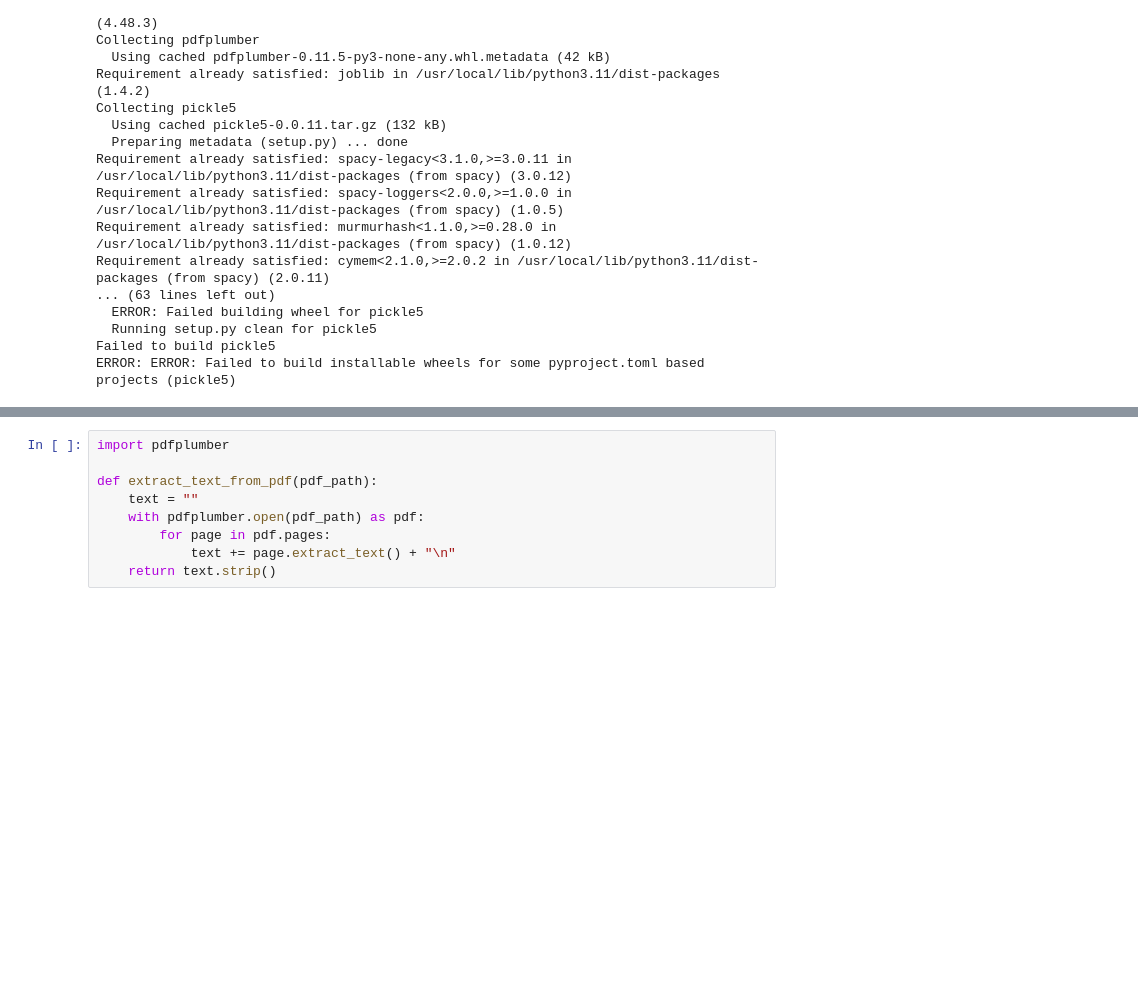
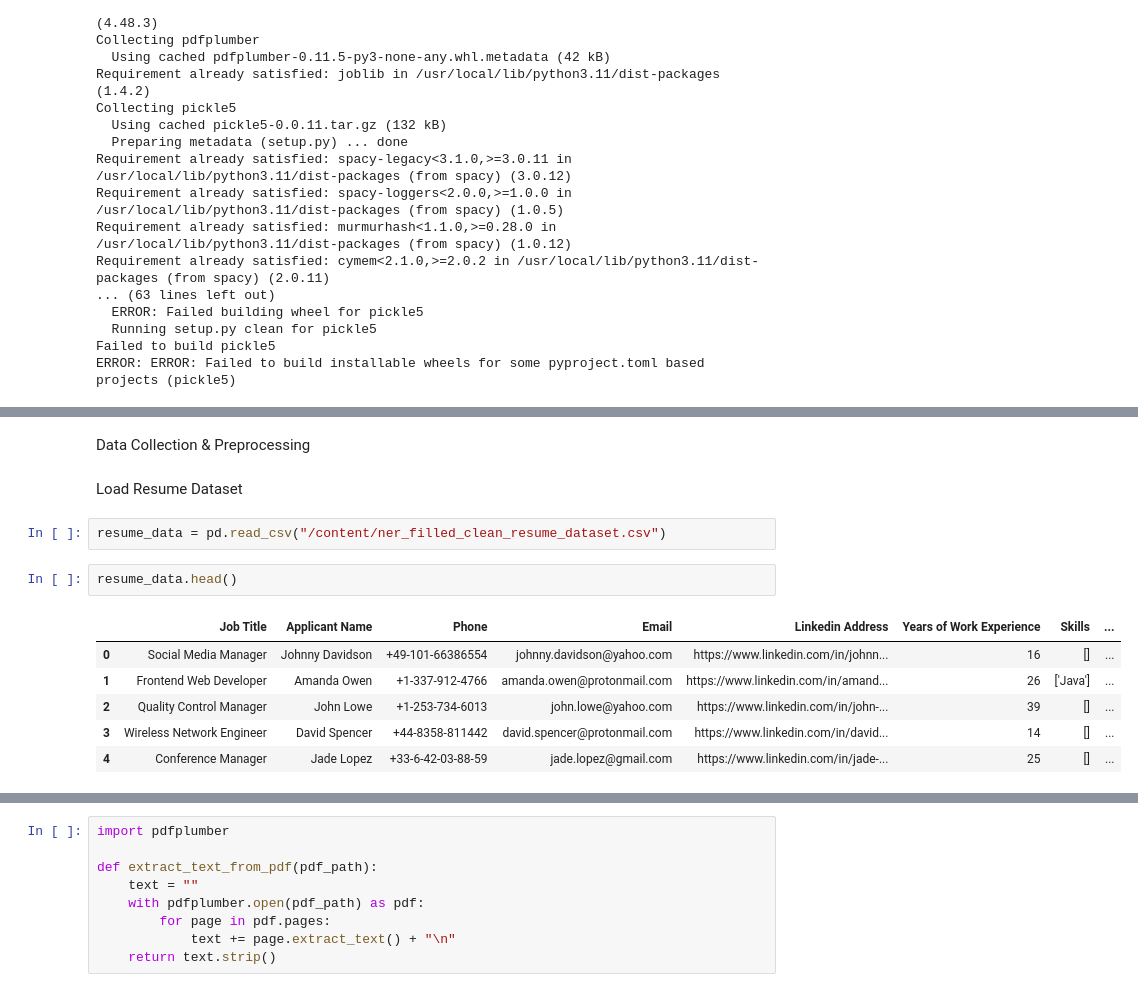
Before and after one commit to mk7890/Resume-Parsing-System, a Jupyter notebook: ResumeParser_BERT.ipynb, the cells around one changed output, grey strips where cells are left out. Saved outputs shown, nothing was run; the diff lists cells and outputs as text; blank space fills up the shorter version.

```diff
--- a/ResumeParser_BERT.ipynb
+++ b/ResumeParser_BERT.ipynb
@@ -83,2 +79,17 @@ Using cached pypdfium2-4.30.1-py3-none-manylinux_2_17_x86_64.manylinux2014_x86_6
 Installing collected packages: pypdfium2, pdfminer.six, pdfplumber
 Successfully installed pdfminer.six-20231228 pdfplumber-0.11.5 pypdfium2-4.30.1
+# %% [markdown]
+Data Collection & Preprocessing
+# %% [markdown]
+Load Resume Dataset
+# %%
+resume_data = pd.read_csv("/content/ner_filled_clean_resume_dataset.csv")
+# %%
+resume_data.head()
+# %% [output]
+|  | Job Title | Applicant Name | Phone | Email | Linkedin Address | Years of Work Experience | Skills | ... |
+| 0 | Social Media Manager | Johnny Davidson | +49-101-66386554 | johnny.davidson@yahoo.com | https://www.linkedin.com/in/johnn... | 16 | [] | ... |
+| 1 | Frontend Web Developer | Amanda Owen | +1-337-912-4766 | amanda.owen@protonmail.com | https://www.linkedin.com/in/amand... | 26 | ['Java'] | ... |
+| 2 | Quality Control Manager | John Lowe | +1-253-734-6013 | john.lowe@yahoo.com | https://www.linkedin.com/in/john-... | 39 | [] | ... |
+| 3 | Wireless Network Engineer | David Spencer | +44-8358-811442 | david.spencer@protonmail.com | https://www.linkedin.com/in/david... | 14 | [] | ... |
+| 4 | Conference Manager | Jade Lopez | +33-6-42-03-88-59 | jade.lopez@gmail.com | https://www.linkedin.com/in/jade-... | 25 | [] | ... |
```
Also changed, not shown: parts of 28 cells of this notebook.
